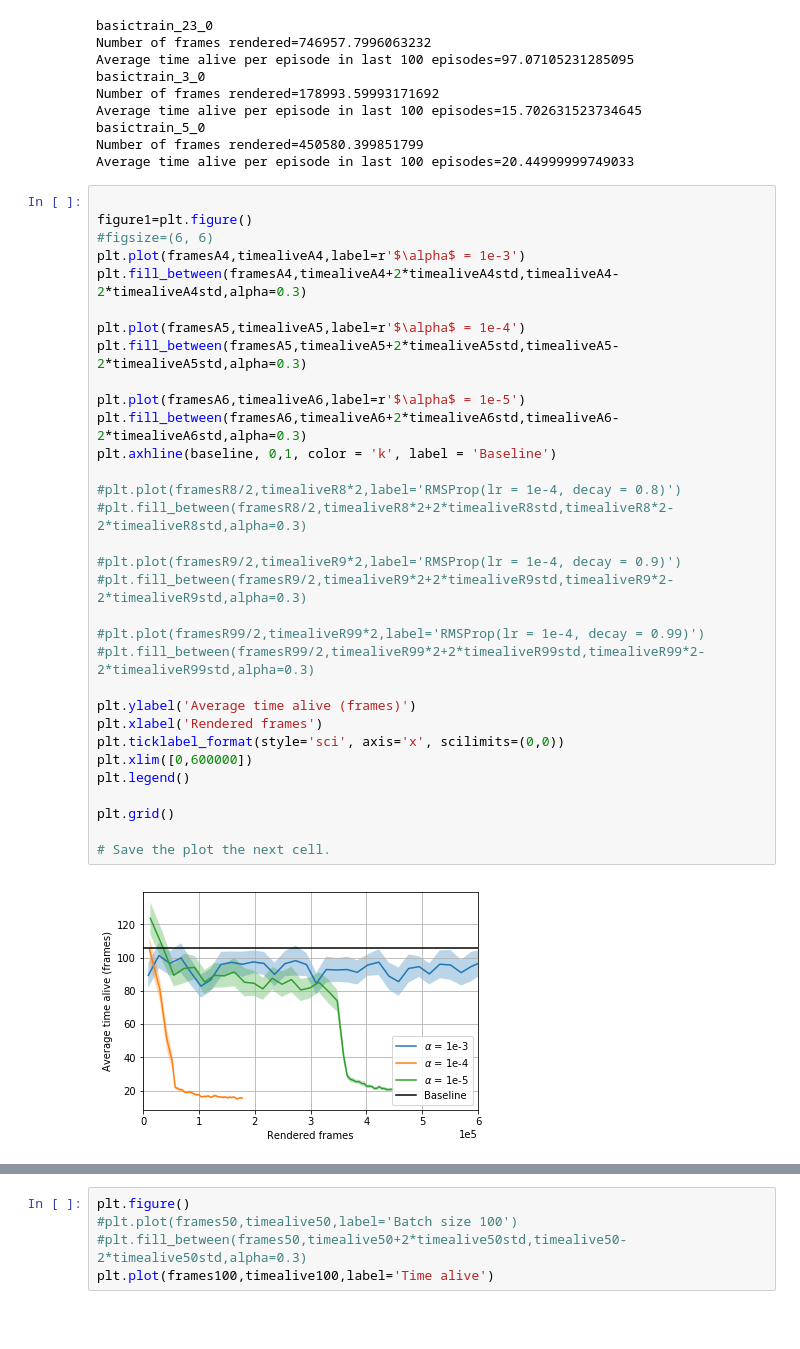
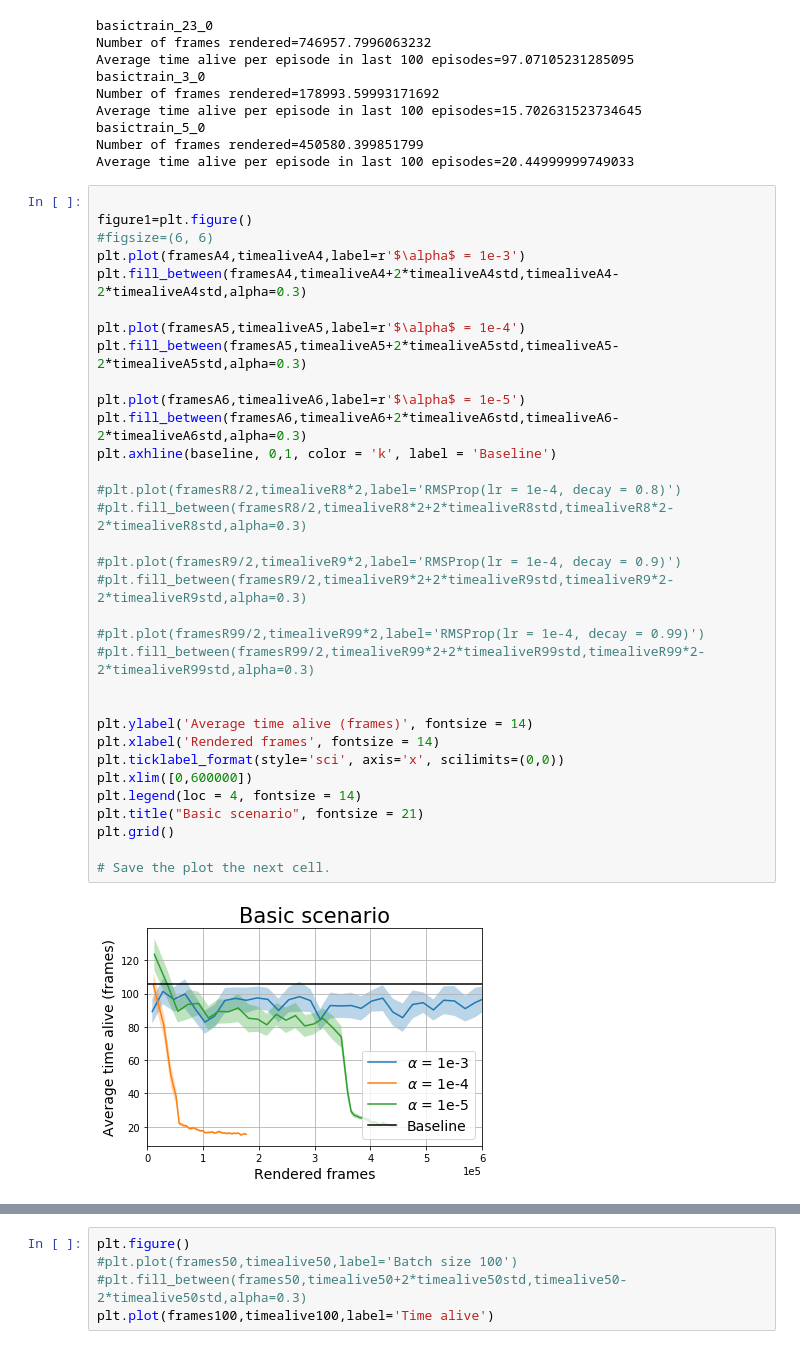
Before and after one commit to ElinBD/KillingDemons, a Jupyter notebook: CodeVersions/Plotexample Optimizers-Copy1.ipynb, the cells around one changed output, grey strips where cells are left out. Drawn from its saved outputs; the diff is of its cells as text; blank space fills up the shorter version.

```diff
--- a/CodeVersions/Plotexample Optimizers-Copy1.ipynb
+++ b/CodeVersions/Plotexample Optimizers-Copy1.ipynb
@@ -211,35 +211,36 @@ Average time alive per episode in last 100 episodes=20.44999999749033
 # %%
 
 figure1=plt.figure()
 #figsize=(6, 6)
 plt.plot(framesA4,timealiveA4,label=r'$\alpha$ = 1e-3')
 plt.fill_between(framesA4,timealiveA4+2*timealiveA4std,timealiveA4-2*timealiveA4std,alpha=0.3)
 
 plt.plot(framesA5,timealiveA5,label=r'$\alpha$ = 1e-4')
 plt.fill_between(framesA5,timealiveA5+2*timealiveA5std,timealiveA5-2*timealiveA5std,alpha=0.3)
 
 plt.plot(framesA6,timealiveA6,label=r'$\alpha$ = 1e-5')
 plt.fill_between(framesA6,timealiveA6+2*timealiveA6std,timealiveA6-2*timealiveA6std,alpha=0.3)
 plt.axhline(baseline, 0,1, color = 'k', label = 'Baseline')
 
 #plt.plot(framesR8/2,timealiveR8*2,label='RMSProp(lr = 1e-4, decay = 0.8)')
 #plt.fill_between(framesR8/2,timealiveR8*2+2*timealiveR8std,timealiveR8*2-2*timealiveR8std,alpha=0.3)
 
 #plt.plot(framesR9/2,timealiveR9*2,label='RMSProp(lr = 1e-4, decay = 0.9)')
 #plt.fill_between(framesR9/2,timealiveR9*2+2*timealiveR9std,timealiveR9*2-2*timealiveR9std,alpha=0.3)
 
 #plt.plot(framesR99/2,timealiveR99*2,label='RMSProp(lr = 1e-4, decay = 0.99)')
 #plt.fill_between(framesR99/2,timealiveR99*2+2*timealiveR99std,timealiveR99*2-2*timealiveR99std,alpha=0.3)
 
-plt.ylabel('Average time alive (frames)')
-plt.xlabel('Rendered frames')
+
+plt.ylabel('Average time alive (frames)', fontsize = 14)
+plt.xlabel('Rendered frames', fontsize = 14)
 plt.ticklabel_format(style='sci', axis='x', scilimits=(0,0))
 plt.xlim([0,600000])
-plt.legend()
-
+plt.legend(loc = 4, fontsize = 14)
+plt.title("Basic scenario", fontsize = 21)
 plt.grid()
 
 # Save the plot the next cell.
 # %% [output]
-[figure, old version]
+[figure, new version]
 # %%
```
Also changed, not shown: parts of 2 cells of this notebook, 4 other files.
